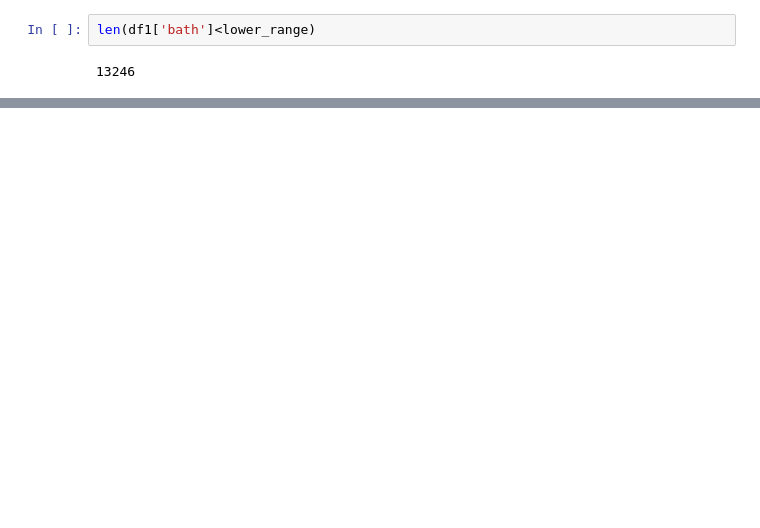
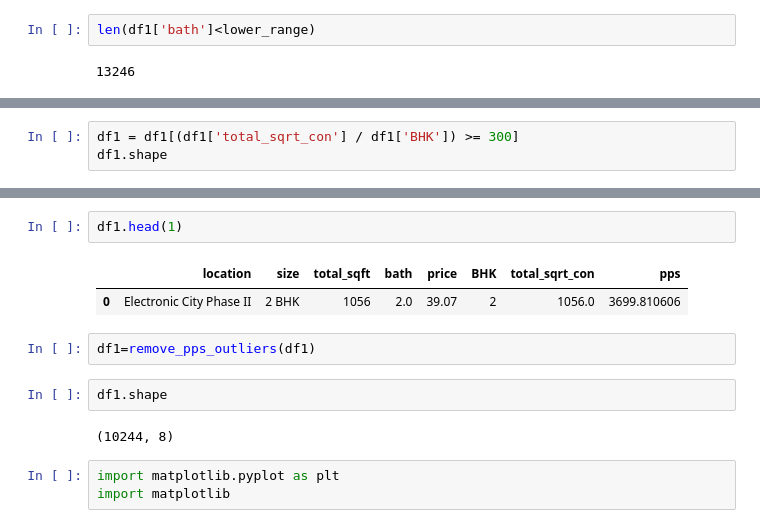
Before and after one commit to ShamindaKanchana/RealEstatePriceForecast, a Jupyter notebook: Notebook/realStatePriceForecast.ipynb, the cells around one changed output, grey strips where cells are left out. Drawn from its saved outputs; the diff is of its cells as text; blank space fills up the shorter version.

```diff
--- a/Notebook/realStatePriceForecast.ipynb
+++ b/Notebook/realStatePriceForecast.ipynb
@@ -239,0 +267,3 @@ len(df1['bath']<lower_range)
+# %%
+df1 = df1[(df1['total_sqrt_con'] / df1['BHK']) >= 300]
+df1.shape
@@ -239,0 +293,14 @@ len(df1['bath']<lower_range)
+# %%
+df1.head(1)
+# %% [output]
+|  | location | size | total_sqft | bath | price | BHK | total_sqrt_con | pps |
+| 0 | Electronic City Phase II | 2 BHK | 1056 | 2.0 | 39.07 | 2 | 1056.0 | 3699.810606 |
+# %%
+df1=remove_pps_outliers(df1)
+# %%
+df1.shape
+# %% [output]
+(10244, 8)
+# %%
+import matplotlib.pyplot as plt
+import matplotlib
```
Also changed, not shown: parts of 24 cells of this notebook, 1 other file.
